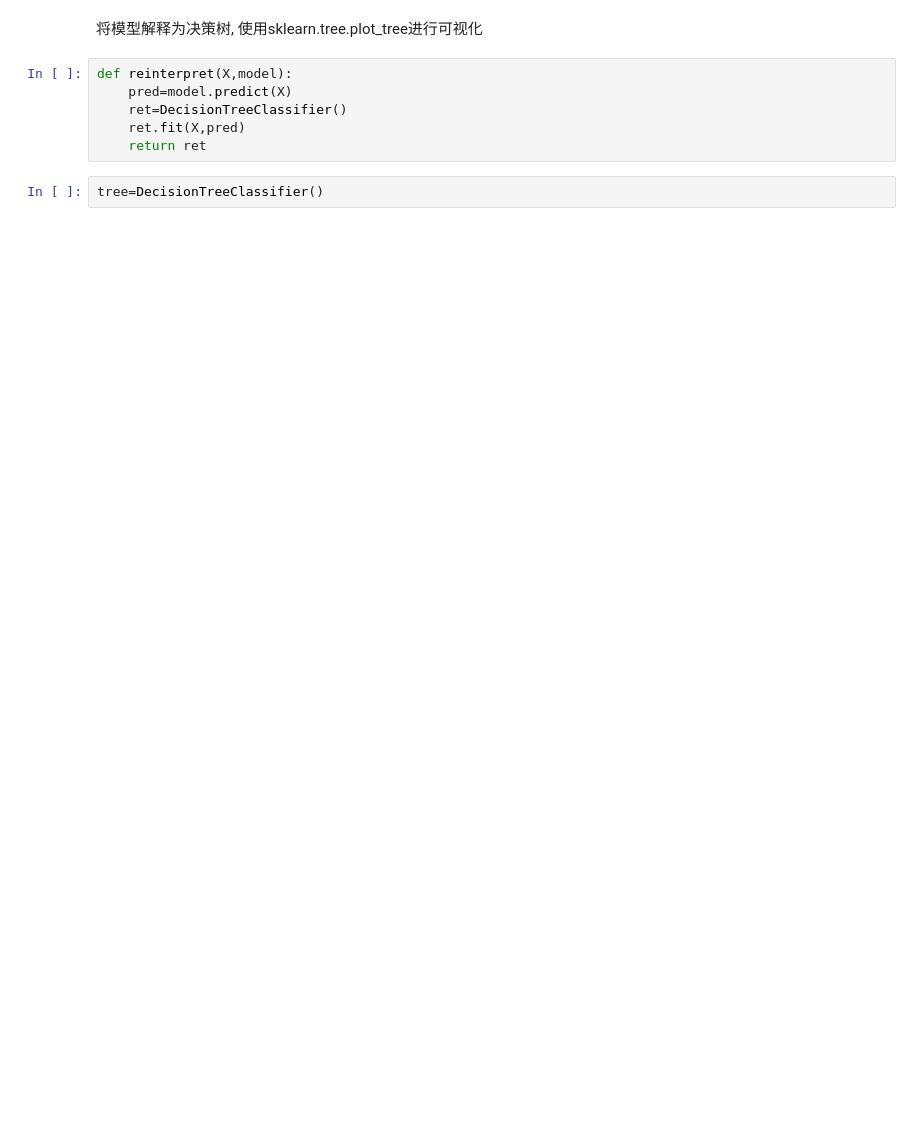
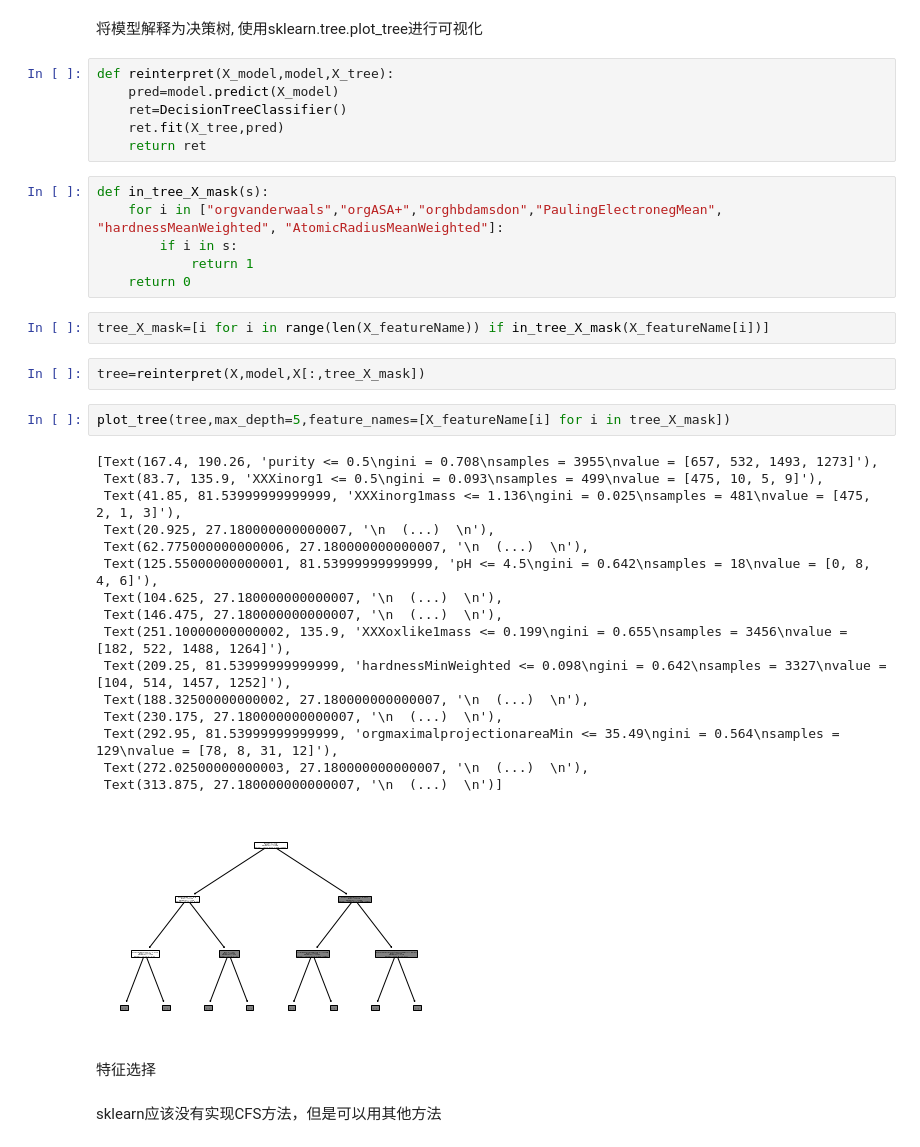
Before and after one commit to Xi-yuanWang/DarkReaction, a Jupyter notebook: anal.ipynb, the cells around one changed output. Cells and saved outputs as stored; diff of their text form; blank space fills up the shorter version.

```diff
--- a/anal.ipynb
+++ b/anal.ipynb
@@ -113,10 +284,41 @@ KeyboardInterrupt:
 # %% [markdown]
 将模型解释为决策树, 使用sklearn.tree.plot_tree进行可视化
 # %%
-def reinterpret(X,model):
-    pred=model.predict(X)
+def reinterpret(X_model,model,X_tree):
+    pred=model.predict(X_model)
     ret=DecisionTreeClassifier()
-    ret.fit(X,pred)
+    ret.fit(X_tree,pred)
     return ret
-# %%
-tree=DecisionTreeClassifier()
+# %%
+def in_tree_X_mask(s):
+    for i in ["orgvanderwaals","orgASA+","orghbdamsdon","PaulingElectronegMean", "hardnessMeanWeighted", "AtomicRadiusMeanWeighted"]:
+        if i in s:
+            return 1
+    return 0
+# %%
+tree_X_mask=[i for i in range(len(X_featureName)) if in_tree_X_mask(X_featureName[i])]
+# %%
+tree=reinterpret(X,model,X[:,tree_X_mask])
+# %%
+plot_tree(tree,max_depth=5,feature_names=[X_featureName[i] for i in tree_X_mask])
+# %% [output]
+[Text(167.4, 190.26, 'purity <= 0.5\ngini = 0.708\nsamples = 3955\nvalue = [657, 532, 1493, 1273]'),
+ Text(83.7, 135.9, 'XXXinorg1 <= 0.5\ngini = 0.093\nsamples = 499\nvalue = [475, 10, 5, 9]'),
+ Text(41.85, 81.53999999999999, 'XXXinorg1mass <= 1.136\ngini = 0.025\nsamples = 481\nvalue = [475, 2, 1, 3]'),
+ Text(20.925, 27.180000000000007, '\n  (...)  \n'),
+ Text(62.775000000000006, 27.180000000000007, '\n  (...)  \n'),
+ Text(125.55000000000001, 81.53999999999999, 'pH <= 4.5\ngini = 0.642\nsamples = 18\nvalue = [0, 8, 4, 6]'),
+ Text(104.625, 27.180000000000007, '\n  (...)  \n'),
+ Text(146.475, 27.180000000000007, '\n  (...)  \n'),
+ Text(251.10000000000002, 135.9, 'XXXoxlike1mass <= 0.199\ngini = 0.655\nsamples = 3456\nvalue = [182, 522, 1488, 1264]'),
+ Text(209.25, 81.53999999999999, 'hardnessMinWeighted <= 0.098\ngini = 0.642\nsamples = 3327\nvalue = [104, 514, 1457, 1252]'),
+ Text(188.32500000000002, 27.180000000000007, '\n  (...)  \n'),
+ Text(230.175, 27.180000000000007, '\n  (...)  \n'),
+ Text(292.95, 81.53999999999999, 'orgmaximalprojectionareaMin <= 35.49\ngini = 0.564\nsamples = 129\nvalue = [78, 8, 31, 12]'),
+ Text(272.02500000000003, 27.180000000000007, '\n  (...)  \n'),
+ Text(313.875, 27.180000000000007, '\n  (...)  \n')]
+[figure, added]
+# %% [markdown]
+特征选择
+# %% [markdown]
+sklearn应该没有实现CFS方法，但是可以用其他方法
```
Also changed, not shown: parts of 32 cells of this notebook, 19 other files.
